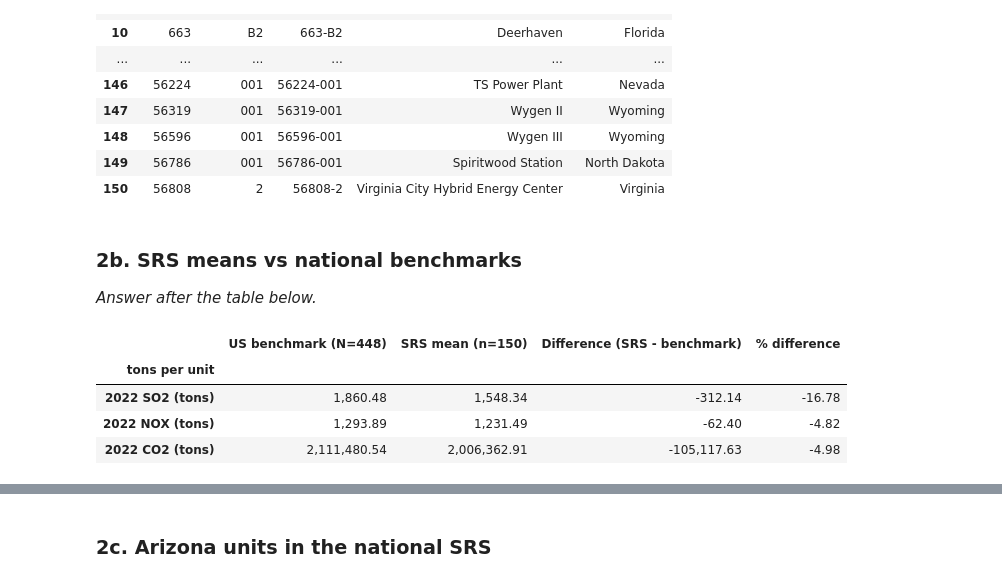
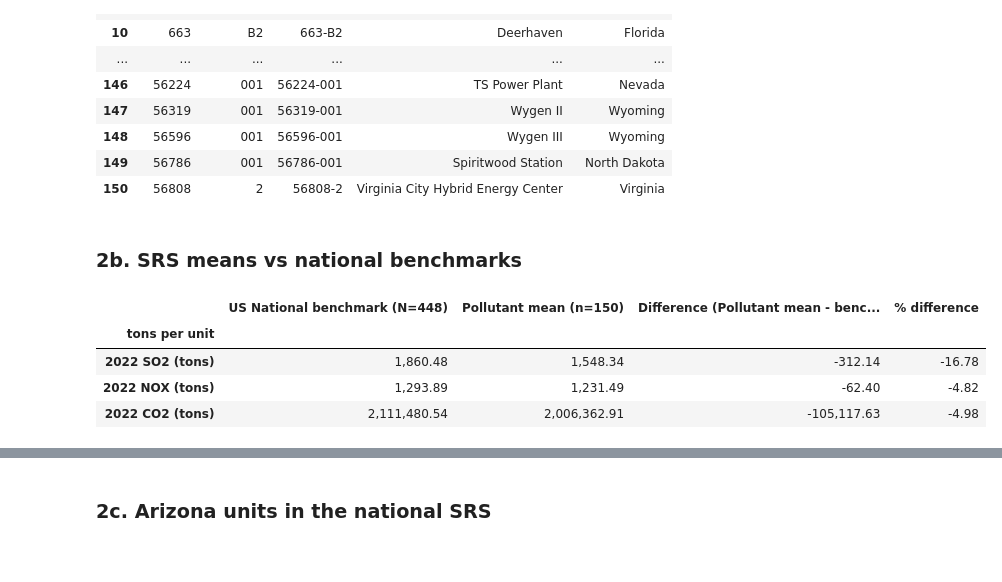
Before and after one commit to imdecimalcoder/DataNDecisions_Assignment1, a Jupyter notebook: EPA_Coal_Assignment1.ipynb, the cells around one changed output, grey strips where cells are left out. Cells and saved outputs as stored; diff of their text form; code cells hidden in the pictures.

```diff
--- a/EPA_Coal_Assignment1.ipynb
+++ b/EPA_Coal_Assignment1.ipynb
@@ -291,22 +303,22 @@ with pd.option_context("display.max_rows", 160):
 | 150 | 56808 | 2 | 56808-2 | Virginia City Hybrid Energy Center | Virginia |
 # %% [markdown]
 ### 2b. SRS means vs national benchmarks
-
-_Answer after the table below._
 # %%
 us_bench = frame[POLLUTANTS].mean()
-srs_mean = srs[POLLUTANTS].mean()
+mean = srs[POLLUTANTS].mean()
 
 part2b = pd.DataFrame({
-    "US benchmark (N=448)": us_bench,
-    "SRS mean (n=150)": srs_mean,
-    "Difference (SRS - benchmark)": srs_mean - us_bench,
-    "% difference": 100 * (srs_mean - us_bench) / us_bench,
+    "US National benchmark (N=448)": us_bench,
+    "Pollutant mean (n=150)": mean,
+    "Difference (Pollutant mean - benchmark)": mean - us_bench,
+    "% difference": 100 * (mean - us_bench) / us_bench,
 })
 part2b.index.name = "tons per unit"
 part2b
+
+#The sample populates the a table with the mean and the pollution means percentage
 # %% [output]
-|  | US benchmark (N=448) | SRS mean (n=150) | Difference (SRS - benchmark) | % difference |
+|  | US National benchmark (N=448) | Pollutant mean (n=150) | Difference (Pollutant mean - benc... | % difference |
 | tons per unit |  |  |  |  |
 | 2022 SO2 (tons) | 1,860.48 | 1,548.34 | -312.14 | -16.78 |
 | 2022 NOX (tons) | 1,293.89 | 1,231.49 | -62.40 | -4.82 |
```
Also changed, not shown: parts of 15 cells of this notebook.
